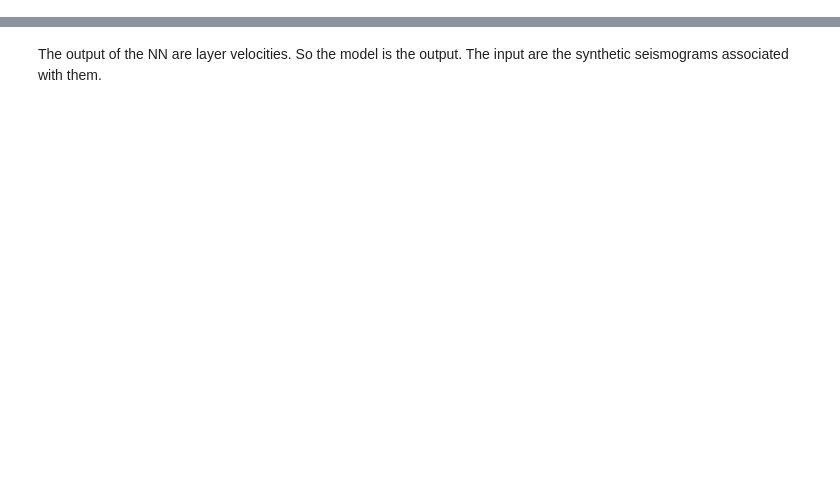
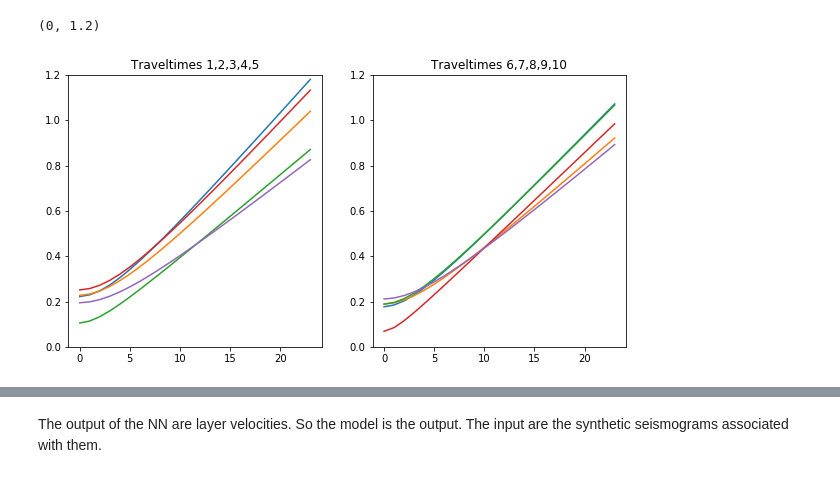
Before and after one commit to seg/repro-zoo-2018, a Jupyter notebook: roth-tarantola-1994/notebooks/Roethe-Tarantola-91.ipynb, the cells around one changed output, grey strips where cells are left out. Cells and saved outputs as stored; diff of their text form; code cells hidden in the pictures; blank space fills up the shorter version.

```diff
--- a/roth-tarantola-1994/notebooks/Roethe-Tarantola-91.ipynb
+++ b/roth-tarantola-1994/notebooks/Roethe-Tarantola-91.ipynb
@@ -13,0 +73,4 @@ from fatiando.vis import mpl
+# %%
+y = np.stack([depths, vels], axis=1)
+y[:,1] /= 3.8 # normalize velocity values
+X = np.array(model_times)
@@ -13,0 +91,12 @@ from fatiando.vis import mpl
+# %%
+fig, ax = plt.subplots(1,2, figsize=(10,5))
+ax[0].plot(X[:5,:].T)
+ax[0].set_title('Traveltimes 1,2,3,4,5')
+ax[0].set_ylim([0, 1.2])
+
+ax[1].plot(X[5:10,:].T)
+ax[1].set_title('Traveltimes 6,7,8,9,10')
+ax[1].set_ylim([0, 1.2])
+# %% [output]
+(0, 1.2)
+[figure, added]
```
Also changed, not shown: parts of 38 cells of this notebook.
